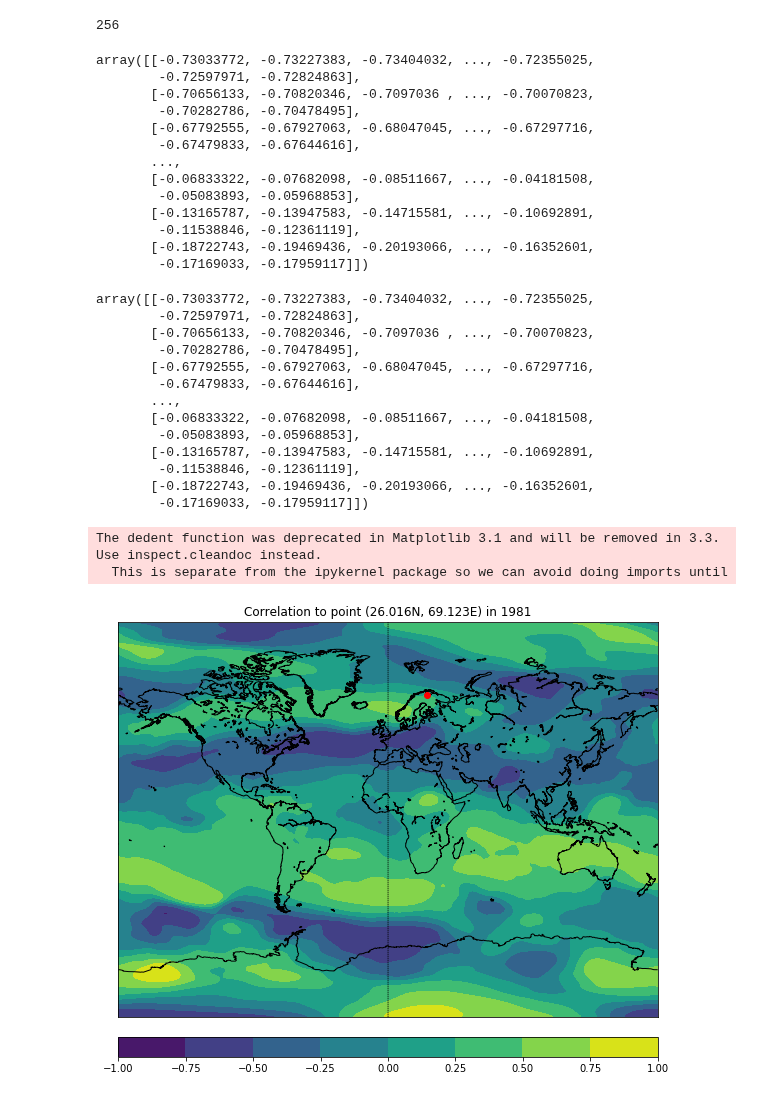
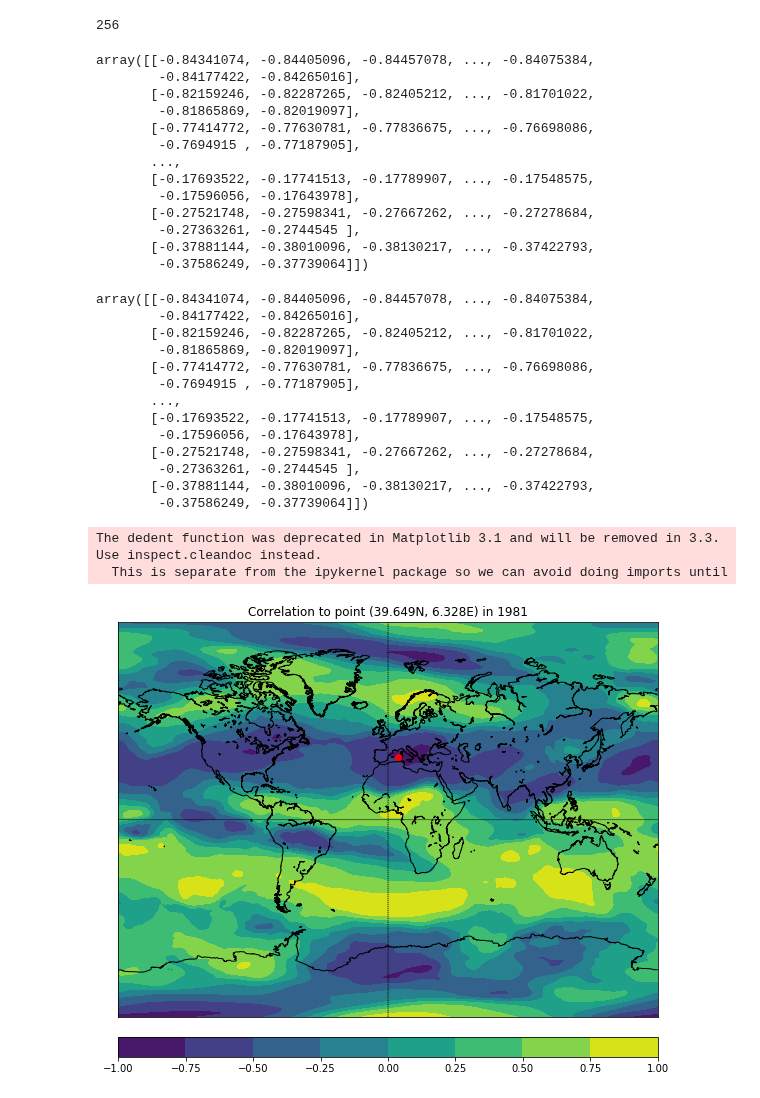
Before and after one commit to Climate-Data-Science/Climate-Similarity-Metrics, a Jupyter notebook: 2_point-wise_similarities.ipynb, the cells around one changed output. Saved outputs shown, nothing was run; the diff lists cells and outputs as text; code cells hidden in the pictures.

```diff
--- a/2_point-wise_similarities.ipynb
+++ b/2_point-wise_similarities.ipynb
@@ -43,6 +43,6 @@ lat = nc.variables["latitude"][lat_index]
 # %%
 #Define Level
-level = 15
+level = 20
 # %%
 #Convert map in Array
 map_array = np.array(nc.variables["u"][:, :, :, :])
@@ -55,64 +55,65 @@ len(nc.variables["latitude"][:])
 256
 # %%
 #Calculate point-wise similarities to (lat, lon) (Here: Correlation Coefficient)
-sim = calc.calculate_pointwise_similarity(map_array, lat_index, lon_index, level, sim_func=similarity_measures.correlation_similarity)
+sim = calc.calculate_pointwise_similarity(map_array, lat_index, lon_index, level, sim_func=similarity_measures.pearson_correlation)
 
 sim
 # %% [output]
-array([[-0.73033772, -0.73227383, -0.73404032, ..., -0.72355025,
-        -0.72597971, -0.72824863],
-       [-0.70656133, -0.70820346, -0.7097036 , ..., -0.70070823,
-        -0.70282786, -0.70478495],
-       [-0.67792555, -0.67927063, -0.68047045, ..., -0.67297716,
-        -0.67479833, -0.67644616],
+array([[-0.84341074, -0.84405096, -0.84457078, ..., -0.84075384,
+        -0.84177422, -0.84265016],
+       [-0.82159246, -0.82287265, -0.82405212, ..., -0.81701022,
+        -0.81865869, -0.82019097],
+       [-0.77414772, -0.77630781, -0.77836675, ..., -0.76698086,
+        -0.7694915 , -0.77187905],
        ...,
-       [-0.06833322, -0.07682098, -0.08511667, ..., -0.04181508,
-        -0.05083893, -0.05968853],
-       [-0.13165787, -0.13947583, -0.14715581, ..., -0.10692891,
-        -0.11538846, -0.12361119],
-       [-0.18722743, -0.19469436, -0.20193066, ..., -0.16352601,
-        -0.17169033, -0.17959117]])
+       [-0.17693522, -0.17741513, -0.17789907, ..., -0.17548575,
+        -0.17596056, -0.17643978],
+       [-0.27521748, -0.27598341, -0.27667262, ..., -0.27278684,
+        -0.27363261, -0.2744545 ],
+       [-0.37881144, -0.38010096, -0.38130217, ..., -0.37422793,
+        -0.37586249, -0.37739064]])
 # %%
 #2nd possibility: Convert point values into series and calculate series similarity
 reference_series = np.array([map_array[time, level, lat_index, lon_index] for time in range(map_array.shape[0])])
-sim = calc.calculate_series_similarity(map_array, reference_series, level, sim_func=similarity_measures.correlation_similarity)
+sim = calc.calculate_series_similarity(map_array, reference_series, level, sim_func=similarity_measures.pearson_correlation)
 
 sim
 # %% [output]
-array([[-0.73033772, -0.73227383, -0.73404032, ..., -0.72355025,
-        -0.72597971, -0.72824863],
-       [-0.70656133, -0.70820346, -0.7097036 , ..., -0.70070823,
-        -0.70282786, -0.70478495],
-       [-0.67792555, -0.67927063, -0.68047045, ..., -0.67297716,
-        -0.67479833, -0.67644616],
+array([[-0.84341074, -0.84405096, -0.84457078, ..., -0.84075384,
+        -0.84177422, -0.84265016],
+       [-0.82159246, -0.82287265, -0.82405212, ..., -0.81701022,
+        -0.81865869, -0.82019097],
+       [-0.77414772, -0.77630781, -0.77836675, ..., -0.76698086,
+        -0.7694915 , -0.77187905],
        ...,
-       [-0.06833322, -0.07682098, -0.08511667, ..., -0.04181508,
-        -0.05083893, -0.05968853],
-       [-0.13165787, -0.13947583, -0.14715581, ..., -0.10692891,
-        -0.11538846, -0.12361119],
-       [-0.18722743, -0.19469436, -0.20193066, ..., -0.16352601,
-        -0.17169033, -0.17959117]])
+       [-0.17693522, -0.17741513, -0.17789907, ..., -0.17548575,
+        -0.17596056, -0.17643978],
+       [-0.27521748, -0.27598341, -0.27667262, ..., -0.27278684,
+        -0.27363261, -0.2744545 ],
+       [-0.37881144, -0.38010096, -0.38130217, ..., -0.37422793,
+        -0.37586249, -0.37739064]])
 # %%
 #Plot similarity on map
 fig=plt.figure(figsize = (12,8))
 m = Basemap(projection='mill',lon_0=0,resolution='l')
 m.drawcoastlines()
 m.drawmeridians([0])
+m.drawparallels([0])
 
 lons, lats = m.makegrid(512, 256)
 x, y = m(lons, lats)
 
 cs = m.contourf(x, y, sim[:, :])
 cbar = m.colorbar(cs,location='bottom',pad="5%")
 
 #Draw reference point
-x, y = m(lon, lat)
+x, y = m(lon - 180, lat)
 m.scatter(x, y, marker="o", color="r", zorder=5)
 
 
-plt.title("Correlation to point ({:,.3f}N, {:,.3f}E) in 1981".format(lon, lat))
+plt.title("Correlation to point ({:,.3f}N, {:,.3f}E) in 1981".format(lat, lon - 180))
 plt.show()
 # %% [output]
 The dedent function was deprecated in Matplotlib 3.1 and will be removed in 3.3. Use inspect.cleandoc instead.
   This is separate from the ipykernel package so we can avoid doing imports until
-[figure, old version]
+[figure, new version]
```
Also changed, not shown: parts of 2 cells of this notebook, 9 other files.
